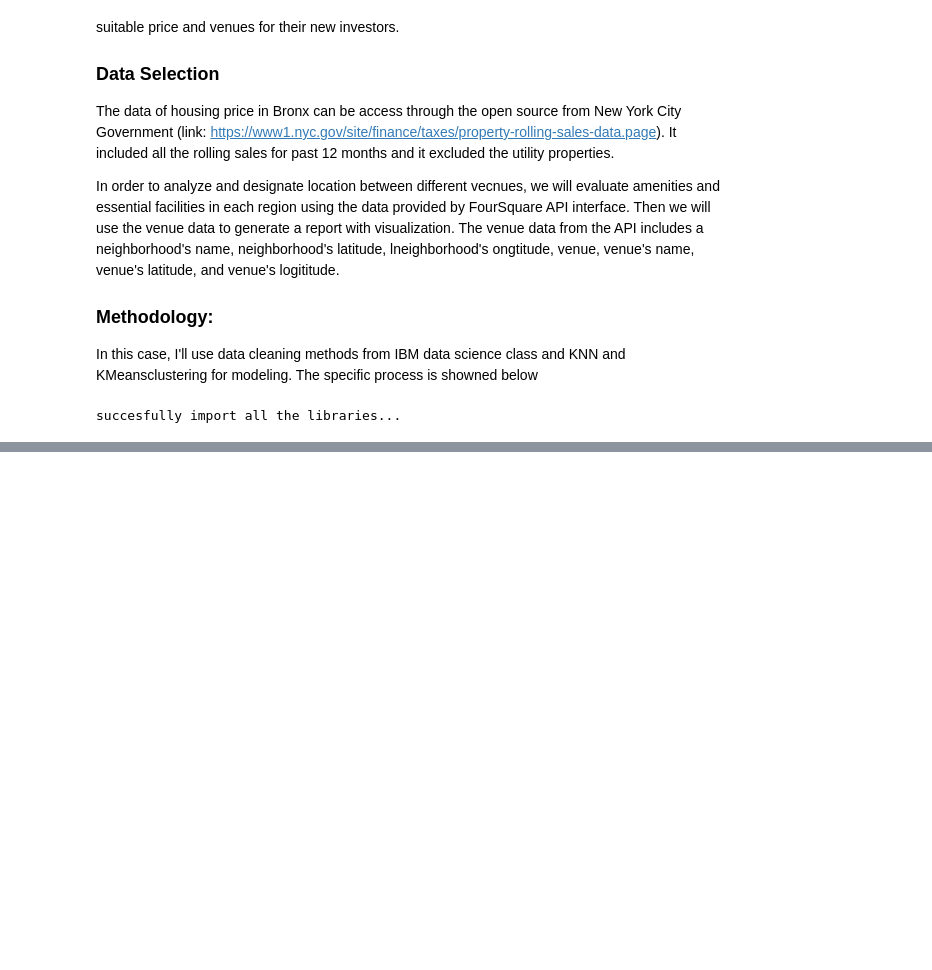
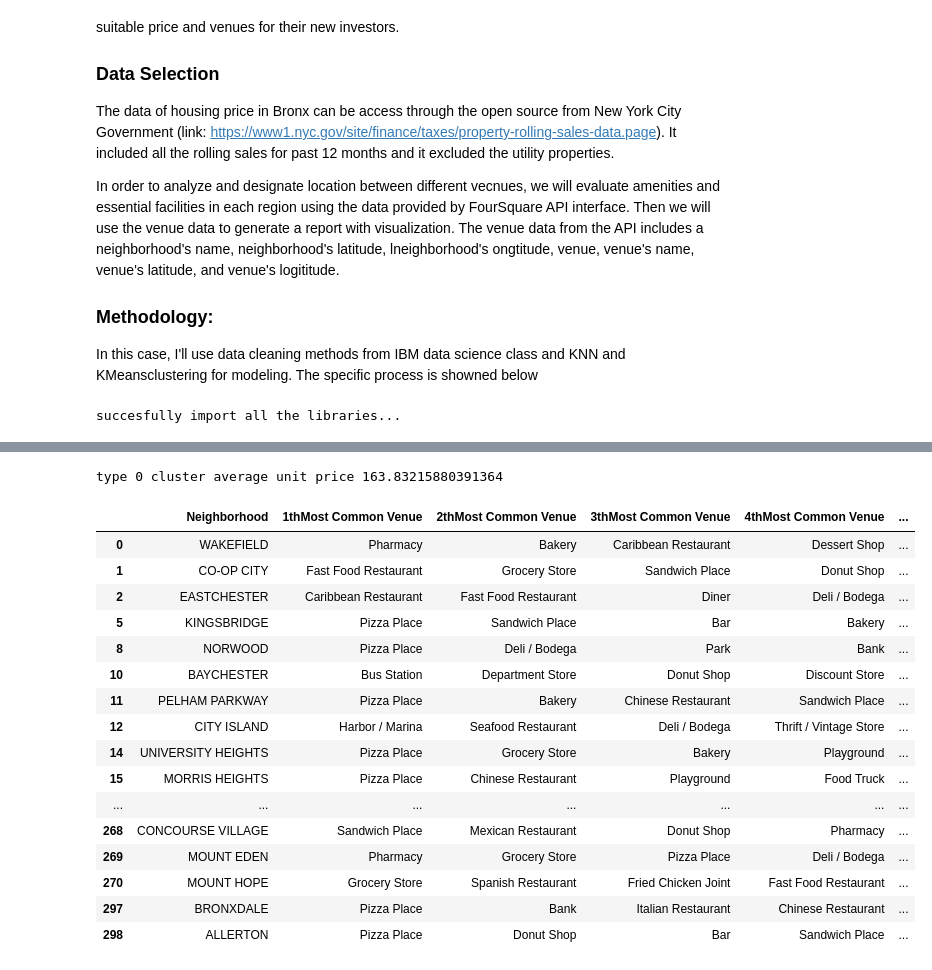
Before and after one commit to yyitingli/Coursera_Capstone, a Jupyter notebook: BattleOfNeighWK1.ipynb, the cells around one changed output, grey strips where cells are left out. Drawn from its saved outputs; the diff is of its cells as text; code cells hidden in the pictures; blank space fills up the shorter version.

```diff
--- a/BattleOfNeighWK1.ipynb
+++ b/BattleOfNeighWK1.ipynb
@@ -49,0 +518,24 @@ FileNotFoundError: [Errno 2] No such file or directory: 'nyu-2451-34572-geojson.
+# %%
+#cluster type 0
+type_0_avg = np.mean(bronx_cluster[bronx_cluster['Cluster Labels'] == 0]['AVG_Unit_price'])
+print('type 0 cluster average unit price', type_0_avg )
+bronx_cluster.loc[bronx_cluster['Cluster Labels'] == 0, bronx_cluster.columns[[1] + list(range(5, bronx_cluster.shape[1]))]]
+# %% [output]
+type 0 cluster average unit price 163.83215880391364
+|  | Neighborhood | 1thMost Common Venue | 2thMost Common Venue | 3thMost Common Venue | 4thMost Common Venue | ... |
+| 0 | WAKEFIELD | Pharmacy | Bakery | Caribbean Restaurant | Dessert Shop | ... |
+| 1 | CO-OP CITY | Fast Food Restaurant | Grocery Store | Sandwich Place | Donut Shop | ... |
+| 2 | EASTCHESTER | Caribbean Restaurant | Fast Food Restaurant | Diner | Deli / Bodega | ... |
+| 5 | KINGSBRIDGE | Pizza Place | Sandwich Place | Bar | Bakery | ... |
+| 8 | NORWOOD | Pizza Place | Deli / Bodega | Park | Bank | ... |
+| 10 | BAYCHESTER | Bus Station | Department Store | Donut Shop | Discount Store | ... |
+| 11 | PELHAM PARKWAY | Pizza Place | Bakery | Chinese Restaurant | Sandwich Place | ... |
+| 12 | CITY ISLAND | Harbor / Marina | Seafood Restaurant | Deli / Bodega | Thrift / Vintage Store | ... |
+| 14 | UNIVERSITY HEIGHTS | Pizza Place | Grocery Store | Bakery | Playground | ... |
+| 15 | MORRIS HEIGHTS | Pizza Place | Chinese Restaurant | Playground | Food Truck | ... |
+| ... | ... | ... | ... | ... | ... | ... |
+| 268 | CONCOURSE VILLAGE | Sandwich Place | Mexican Restaurant | Donut Shop | Pharmacy | ... |
+| 269 | MOUNT EDEN | Pharmacy | Grocery Store | Pizza Place | Deli / Bodega | ... |
+| 270 | MOUNT HOPE | Grocery Store | Spanish Restaurant | Fried Chicken Joint | Fast Food Restaurant | ... |
+| 297 | BRONXDALE | Pizza Place | Bank | Italian Restaurant | Chinese Restaurant | ... |
+| 298 | ALLERTON | Pizza Place | Donut Shop | Bar | Sandwich Place | ... |
```
Also changed, not shown: parts of 42 cells of this notebook, 4 other files.
